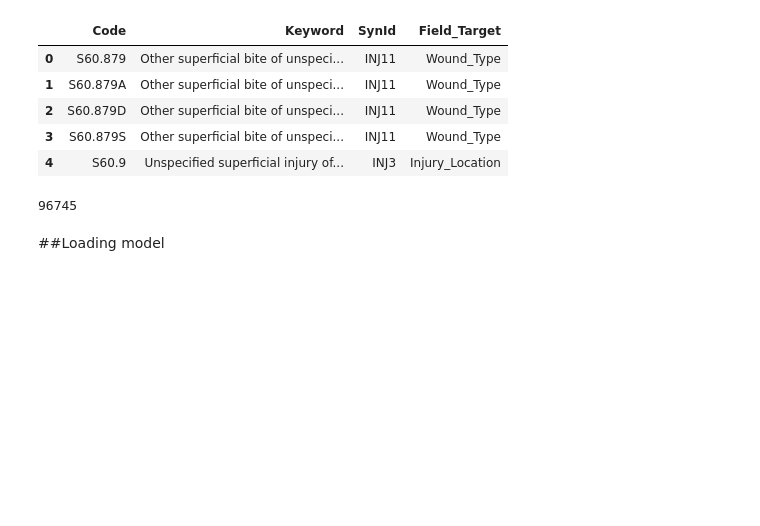
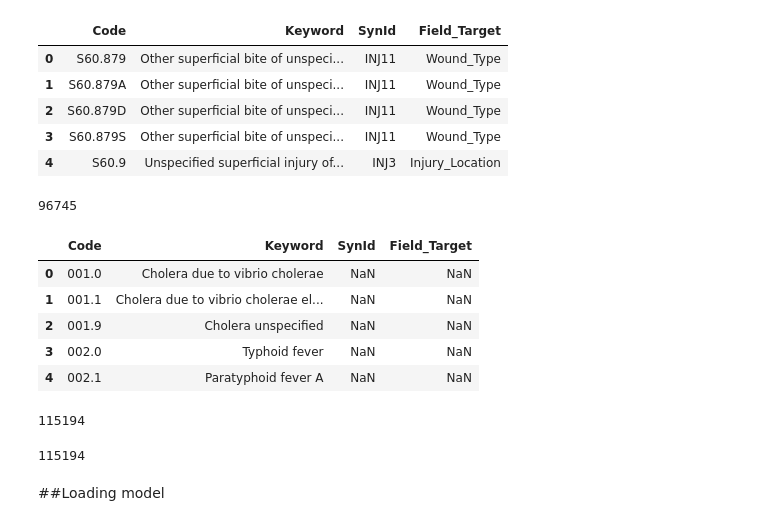
Before and after one commit to rahiakela/nlp-research-and-practice, a Jupyter notebook: text-similarity-works/21_keyword_semantic_search.ipynb, the cells around one changed output. Drawn from its saved outputs; the diff is of its cells as text; code cells hidden in the pictures; blank space fills up the shorter version.

```diff
--- a/text-similarity-works/21_keyword_semantic_search.ipynb
+++ b/text-similarity-works/21_keyword_semantic_search.ipynb
@@ -53,6 +54,24 @@ icd_10_df.head()
 len(icd_10_df)
 # %% [output]
 96745
+# %%
+icd_keywords_df = pd.concat([icd_9_df, icd_10_df])
+icd_keywords_df.head()
+# %% [output]
+|  | Code | Keyword | SynId | Field_Target |
+| 0 | 001.0 | Cholera due to vibrio cholerae | NaN | NaN |
+| 1 | 001.1 | Cholera due to vibrio cholerae el... | NaN | NaN |
+| 2 | 001.9 | Cholera unspecified | NaN | NaN |
+| 3 | 002.0 | Typhoid fever | NaN | NaN |
+| 4 | 002.1 | Paratyphoid fever A | NaN | NaN |
+# %%
+(18449 + 96745)
+# %% [output]
+115194
+# %%
+len(icd_keywords_df)
+# %% [output]
+115194
 # %% [markdown]
 ##Loading model
 # %%
```
Also changed, not shown: parts of 22 cells of this notebook.
